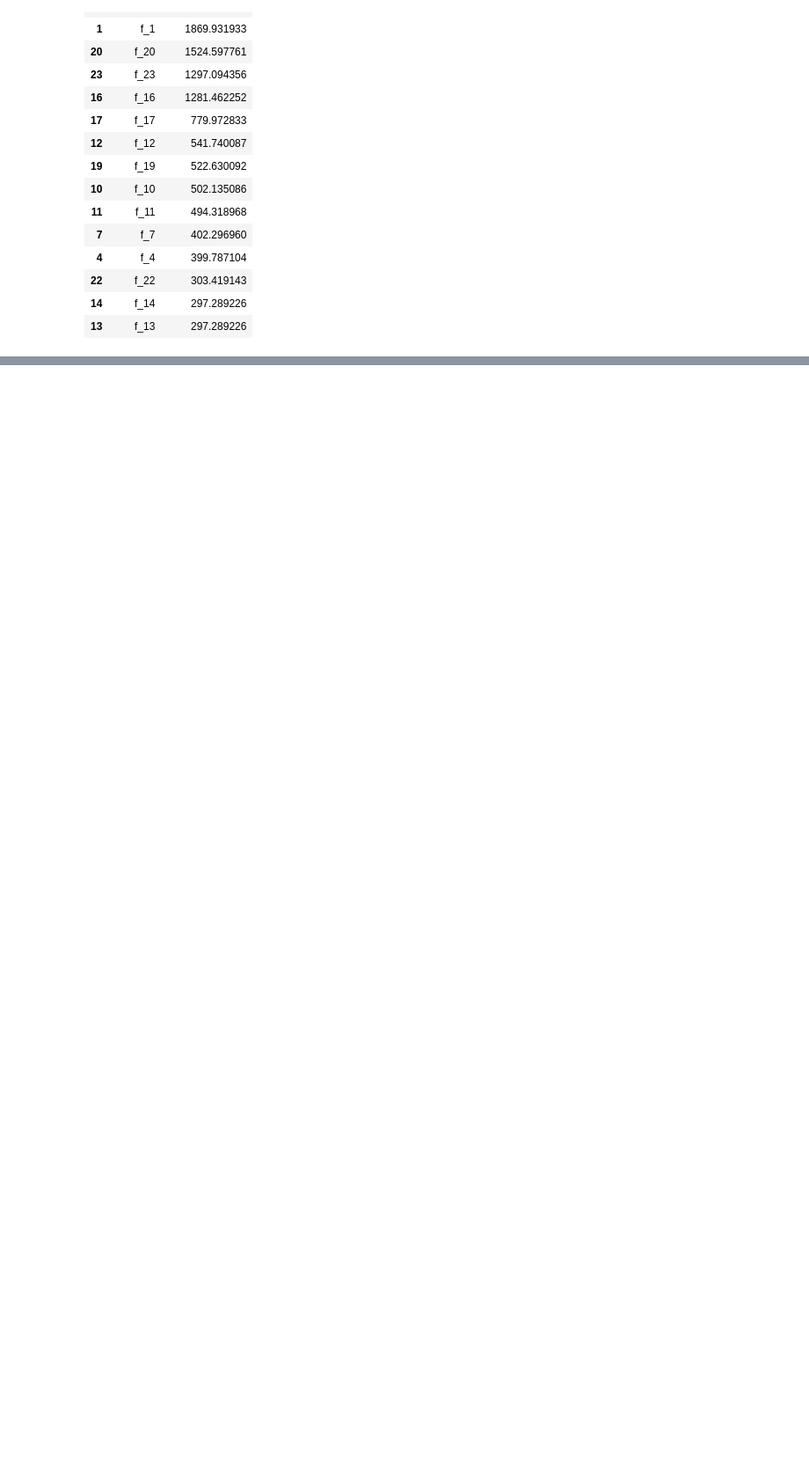
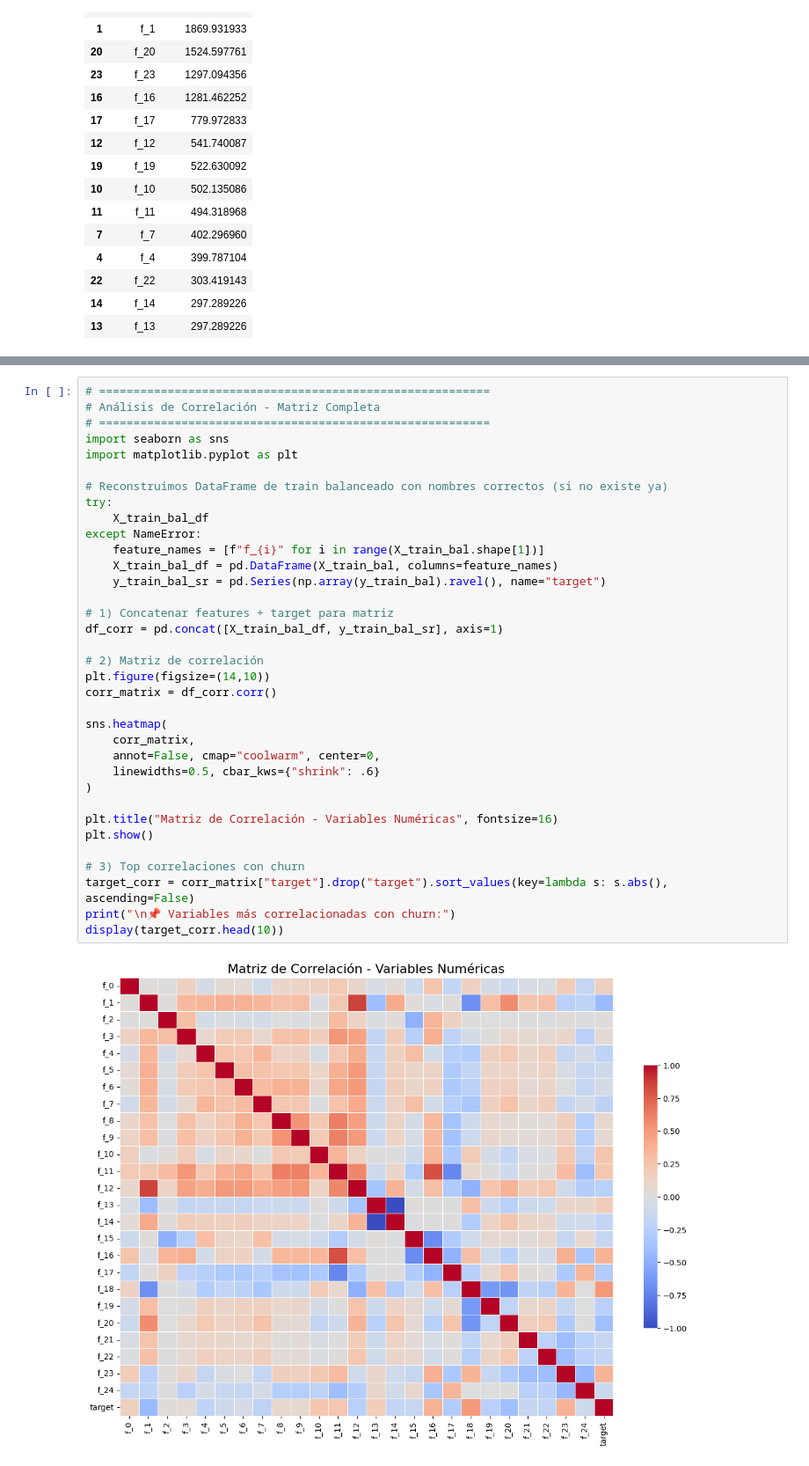
Before and after one commit to Junior11995/Challenge-TelecomX-Parte2-Prediccion, a Jupyter notebook: Challenge_TelecomX_Parte2_Prediccion.ipynb, the cells around one changed output, grey strips where cells are left out. Shown: that part at 88% size. Drawn from its saved outputs; the diff is of its cells as text; blank space fills up the shorter version.

Commit message:
ranking de las 10 variables más correlacionadas con churn (positiva o negativa).

```diff
--- a/Challenge_TelecomX_Parte2_Prediccion.ipynb
+++ b/Challenge_TelecomX_Parte2_Prediccion.ipynb
@@ -595,0 +598,37 @@ display(anova_scores)
+# %%
+# =========================================================
+# Análisis de Correlación - Matriz Completa
+# =========================================================
+import seaborn as sns
+import matplotlib.pyplot as plt
+
+# Reconstruimos DataFrame de train balanceado con nombres correctos (si no existe ya)
+try:
+    X_train_bal_df
+except NameError:
+    feature_names = [f"f_{i}" for i in range(X_train_bal.shape[1])]
+    X_train_bal_df = pd.DataFrame(X_train_bal, columns=feature_names)
+    y_train_bal_sr = pd.Series(np.array(y_train_bal).ravel(), name="target")
+
+# 1) Concatenar features + target para matriz
+df_corr = pd.concat([X_train_bal_df, y_train_bal_sr], axis=1)
+
+# 2) Matriz de correlación
+plt.figure(figsize=(14,10))
+corr_matrix = df_corr.corr()
+
+sns.heatmap(
+    corr_matrix,
+    annot=False, cmap="coolwarm", center=0,
+    linewidths=0.5, cbar_kws={"shrink": .6}
+)
+
+plt.title("Matriz de Correlación - Variables Numéricas", fontsize=16)
+plt.show()
+
+# 3) Top correlaciones con churn
+target_corr = corr_matrix["target"].drop("target").sort_values(key=lambda s: s.abs(), ascending=False)
+print("\n📌 Variables más correlacionadas con churn:")
+display(target_corr.head(10))
+# %% [output]
+[figure, added]
```
Also changed, not shown: parts of 2 cells of this notebook.
